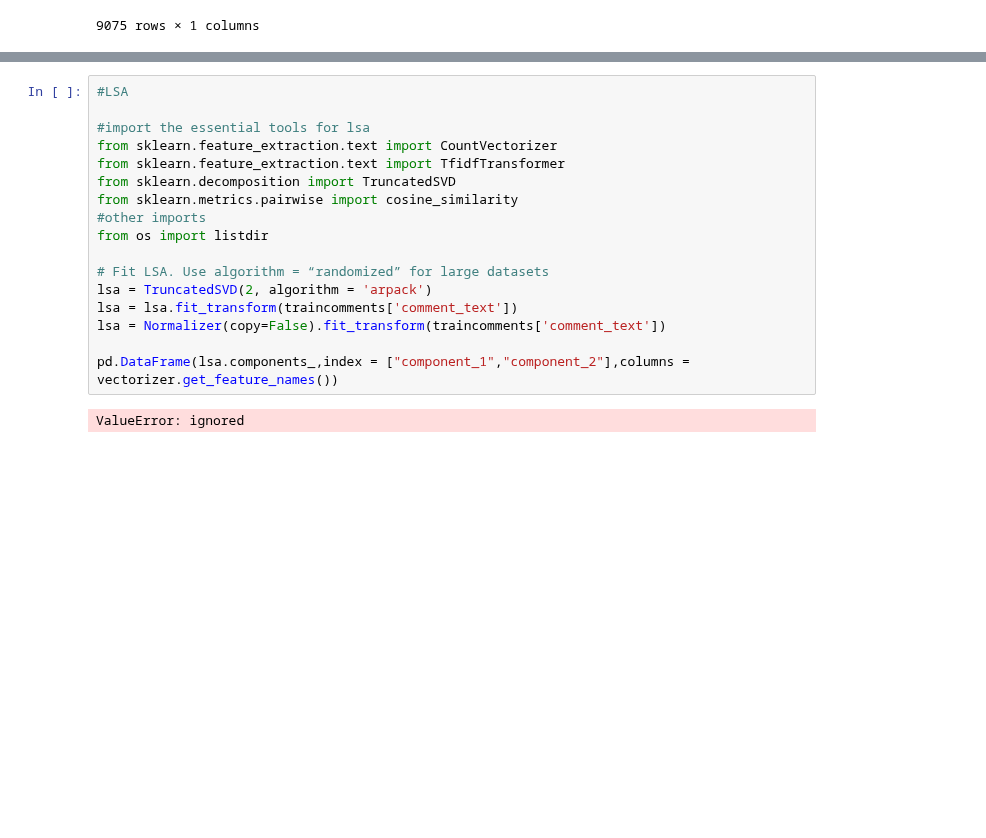
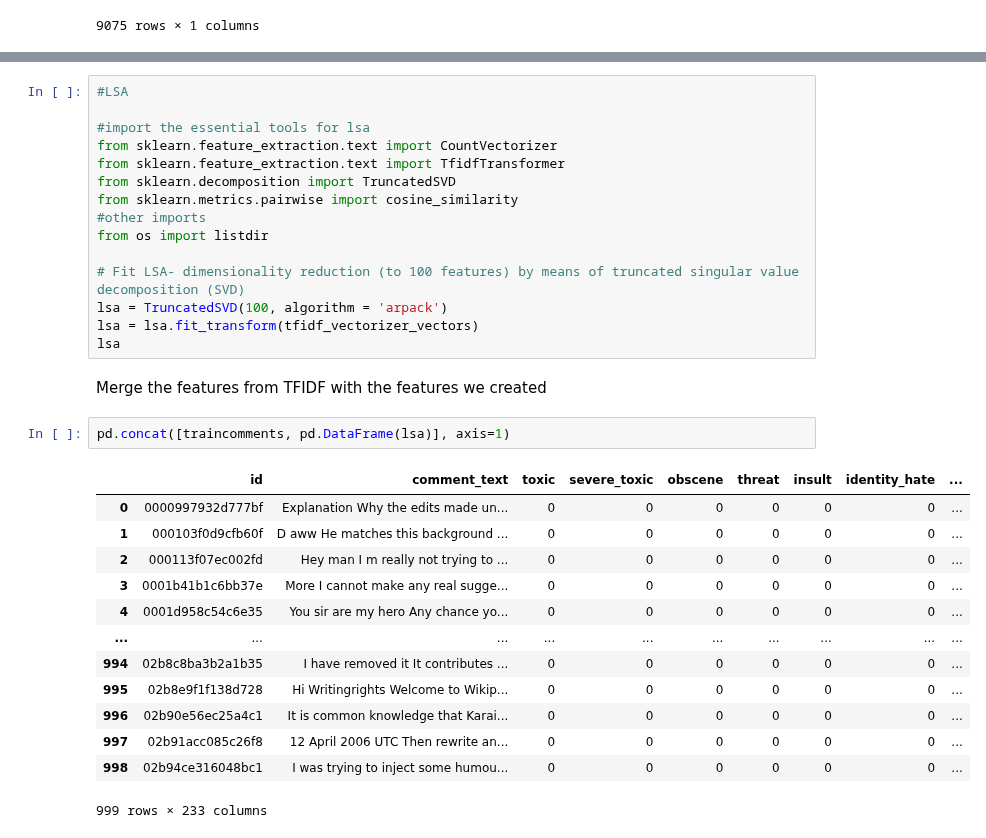
Before and after one commit to orbenishay/Classification, a Jupyter notebook: Toxic_comments_classification.ipynb, the cells around one changed output, grey strips where cells are left out. Saved outputs shown, nothing was run; the diff lists cells and outputs as text; blank space fills up the shorter version.

```diff
--- a/Toxic_comments_classification.ipynb
+++ b/Toxic_comments_classification.ipynb
@@ -529,12 +529,25 @@ from sklearn.metrics.pairwise import cosine_similarity
 #other imports
 from os import listdir
 
-# Fit LSA. Use algorithm = “randomized” for large datasets
-lsa = TruncatedSVD(2, algorithm = 'arpack')
-lsa = lsa.fit_transform(traincomments['comment_text'])
-lsa = Normalizer(copy=False).fit_transform(traincomments['comment_text'])
-
-pd.DataFrame(lsa.components_,index = ["component_1","component_2"],columns =
-vectorizer.get_feature_names())
+# Fit LSA- dimensionality reduction (to 100 features) by means of truncated singular value decomposition (SVD)
+lsa = TruncatedSVD(100, algorithm = 'arpack')
+lsa = lsa.fit_transform(tfidf_vectorizer_vectors)
+lsa
-# %% [output]
-ValueError: ignored
+# %% [markdown]
+Merge the features from TFIDF with the features we created
+# %%
+pd.concat([traincomments, pd.DataFrame(lsa)], axis=1)
+# %% [output]
+|  | id | comment_text | toxic | severe_toxic | obscene | threat | insult | identity_hate | ... |
+| 0 | 0000997932d777bf | Explanation Why the edits made un... | 0 | 0 | 0 | 0 | 0 | 0 | ... |
+| 1 | 000103f0d9cfb60f | D aww He matches this background ... | 0 | 0 | 0 | 0 | 0 | 0 | ... |
+| 2 | 000113f07ec002fd | Hey man I m really not trying to ... | 0 | 0 | 0 | 0 | 0 | 0 | ... |
+| 3 | 0001b41b1c6bb37e | More I cannot make any real sugge... | 0 | 0 | 0 | 0 | 0 | 0 | ... |
+| 4 | 0001d958c54c6e35 | You sir are my hero Any chance yo... | 0 | 0 | 0 | 0 | 0 | 0 | ... |
+| ... | ... | ... | ... | ... | ... | ... | ... | ... | ... |
+| 994 | 02b8c8ba3b2a1b35 | I have removed it It contributes ... | 0 | 0 | 0 | 0 | 0 | 0 | ... |
+| 995 | 02b8e9f1f138d728 | Hi Writingrights Welcome to Wikip... | 0 | 0 | 0 | 0 | 0 | 0 | ... |
+| 996 | 02b90e56ec25a4c1 | It is common knowledge that Karai... | 0 | 0 | 0 | 0 | 0 | 0 | ... |
+| 997 | 02b91acc085c26f8 | 12 April 2006 UTC Then rewrite an... | 0 | 0 | 0 | 0 | 0 | 0 | ... |
+| 998 | 02b94ce316048bc1 | I was trying to inject some humou... | 0 | 0 | 0 | 0 | 0 | 0 | ... |
+999 rows × 233 columns
```
Also changed, not shown: parts of 17 cells of this notebook.
